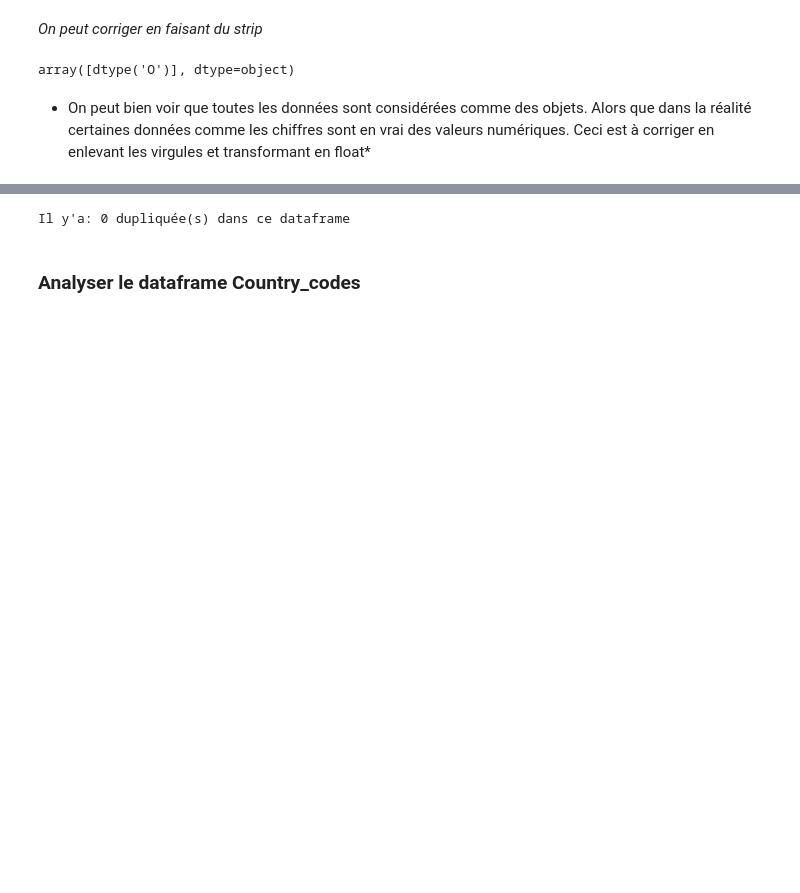
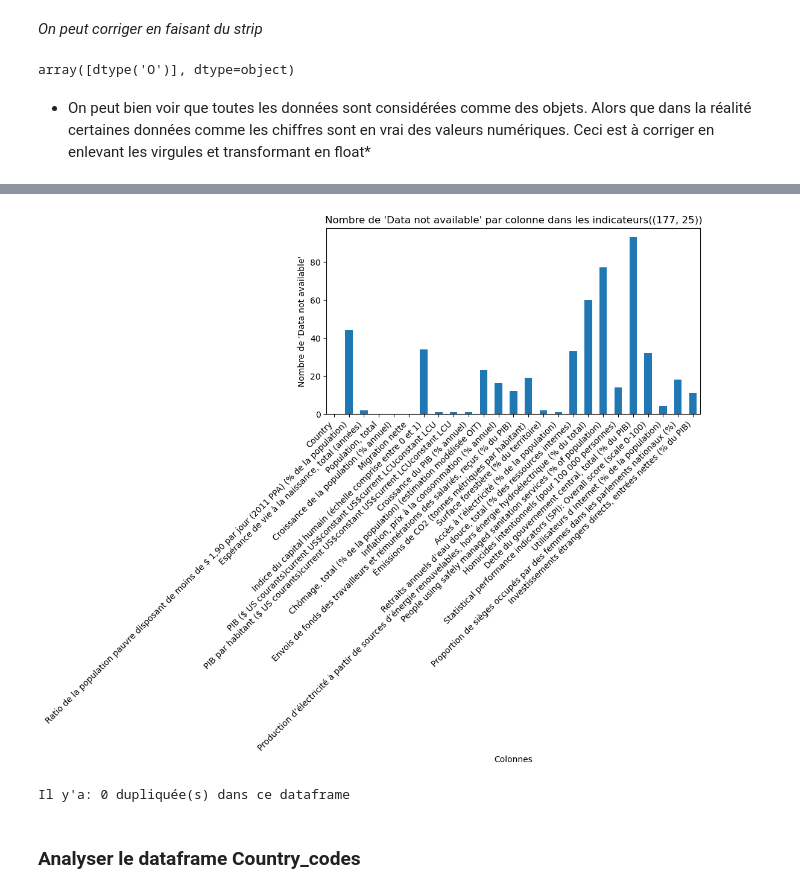
Before and after one commit to Aida73/Data-Engineering-Project, a Jupyter notebook: data_profiling.ipynb, the cells around one changed output, grey strips where cells are left out. Saved outputs shown, nothing was run; the diff lists cells and outputs as text; code cells hidden in the pictures; blank space fills up the shorter version.

```diff
--- a/data_profiling.ipynb
+++ b/data_profiling.ipynb
@@ -181,3 +195,18 @@ Il y'a en réalité: 666 valeur(s) nulles dans le dataset des indicateurs
+# %%
+# Voyons la distribution pour chaque colonne
+nombre_data_not_available_par_colonne = df_indicators.apply(lambda col: col.str.count('No data available').sum())
+
+# Création d'un graphique à barres pour visualiser le résultat
+plt.figure(figsize=(8, 4))
+nombre_data_not_available_par_colonne.plot(kind='bar')
+plt.title(f"Nombre de 'Data not available' par colonne dans les indicateurs({df_indicators.shape})")
+plt.xlabel("Colonnes")
+plt.ylabel("Nombre de 'Data not available'")
+plt.xticks(rotation=45, ha='right')
+plt.tight_layout()
+plt.show()
+# %% [output]
+[figure, added]
 # %%
 # Vérifions si il ny'a pas ded données dupliquées
 duplicated_rows = df_indicators[df_indicators.duplicated()].shape[0]
```
Also changed, not shown: parts of 12 cells of this notebook, 7 other files.
